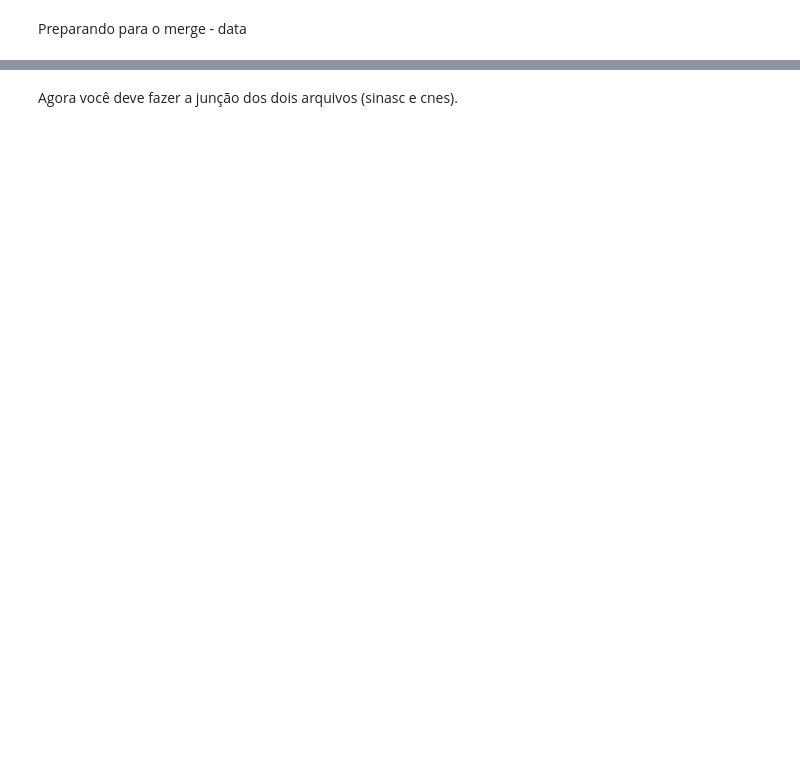
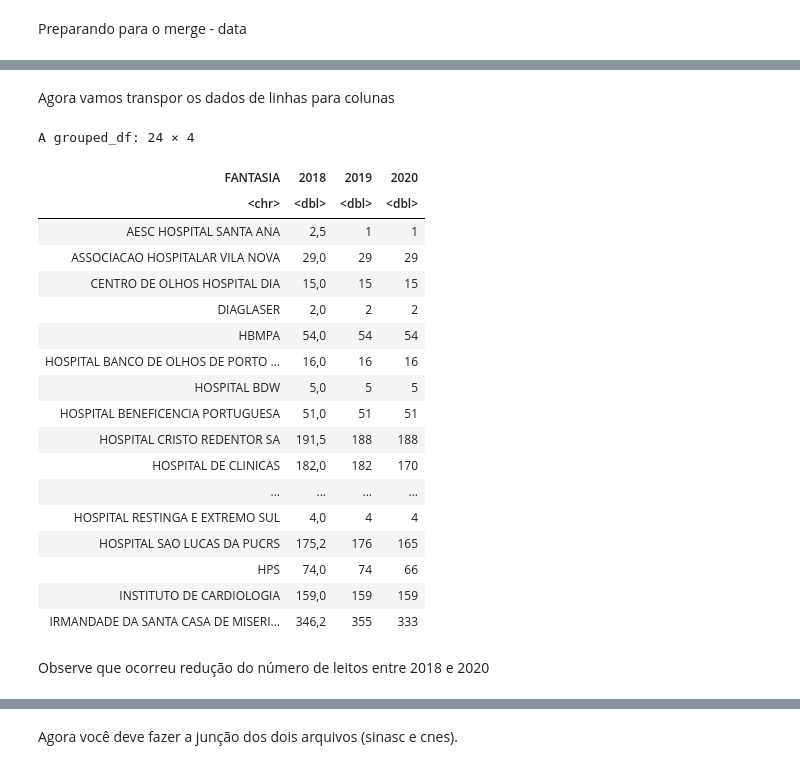
Before and after one commit to MarciaGodoy/UFRGS, a Jupyter notebook: CNES.ipynb, the cells around one changed output, grey strips where cells are left out. Drawn from its saved outputs; the diff is of its cells as text; code cells hidden in the pictures; blank space fills up the shorter version.

```diff
--- a/CNES.ipynb
+++ b/CNES.ipynb
@@ -299,0 +375,32 @@ write.table(cad_saude, file = "cadastro saude Porto Alegre.csv", sep =",", na=""
+# %% [markdown]
+Agora vamos transpor os dados de linhas para colunas
+# %%
+##tabela 2: Número de Leitos por Hospital , 2018-2020
+leitos1_por_hospital <- medialeitos %>%
+  pivot_wider(
+    names_from = ano, # para criar as colunas, use a descrição que encontrar em 'ano'
+    values_from = avg_leitos1 ) #coloque a var
+# %%
+leitos1_por_hospital
+# %% [output]
+A grouped_df: 24 × 4
+| FANTASIA | 2018 | 2019 | 2020 |
+| <chr> | <dbl> | <dbl> | <dbl> |
+| AESC HOSPITAL SANTA ANA | 2,5 | 1 | 1 |
+| ASSOCIACAO HOSPITALAR VILA NOVA | 29,0 | 29 | 29 |
+| CENTRO DE OLHOS HOSPITAL DIA | 15,0 | 15 | 15 |
+| DIAGLASER | 2,0 | 2 | 2 |
+| HBMPA | 54,0 | 54 | 54 |
+| HOSPITAL BANCO DE OLHOS DE PORTO ... | 16,0 | 16 | 16 |
+| HOSPITAL BDW | 5,0 | 5 | 5 |
+| HOSPITAL BENEFICENCIA PORTUGUESA | 51,0 | 51 | 51 |
+| HOSPITAL CRISTO REDENTOR SA | 191,5 | 188 | 188 |
+| HOSPITAL DE CLINICAS | 182,0 | 182 | 170 |
+| ... | ... | ... | ... |
+| HOSPITAL RESTINGA E EXTREMO SUL | 4,0 | 4 | 4 |
+| HOSPITAL SAO LUCAS DA PUCRS | 175,2 | 176 | 165 |
+| HPS | 74,0 | 74 | 66 |
+| INSTITUTO DE CARDIOLOGIA | 159,0 | 159 | 159 |
+| IRMANDADE DA SANTA CASA DE MISERI... | 346,2 | 355 | 333 |
+# %% [markdown]
+Observe que ocorreu redução do número de leitos entre 2018 e 2020
```
Also changed, not shown: parts of 17 cells of this notebook.
